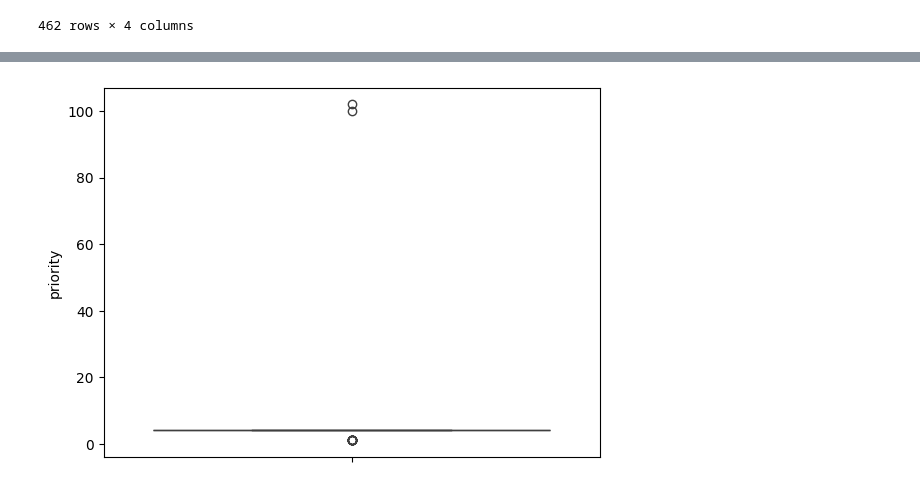
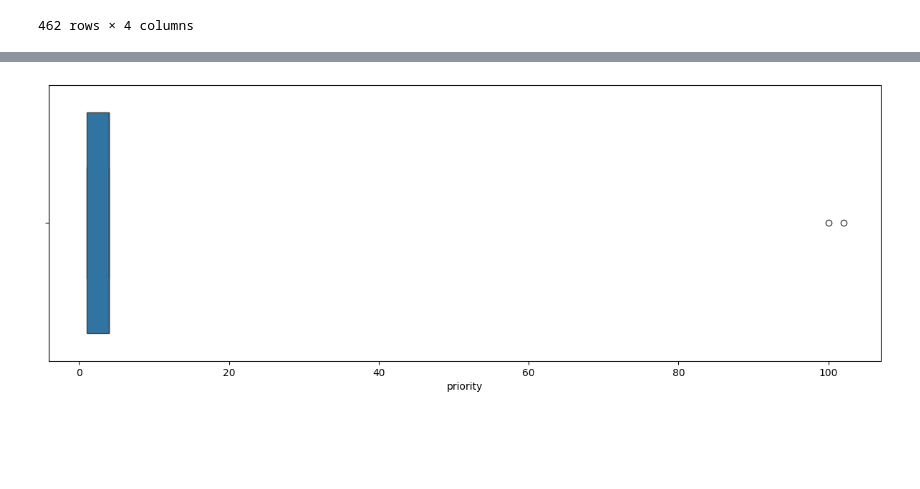
Before and after one commit to Javaria-Shabbir24/OutliersDetectionAndRemoval-MachineLearning, a Jupyter notebook: Outliers.ipynb, the cells around one changed output, grey strips where cells are left out. Drawn from its saved outputs; the diff is of its cells as text; code cells hidden in the pictures; blank space fills up the shorter version.

```diff
--- a/Outliers.ipynb
+++ b/Outliers.ipynb
@@ -33,8 +33,9 @@ dataset.describe()
 | 75% | 4.000000 |
 | max | 102.000000 |
 # %%
-sns.boxplot(y="priority",data=dataset)
+plt.figure(figsize=(15,5))
+sns.boxplot(x="priority",data=dataset)
 plt.show()
 # %% [output]
-[figure, old version]
+[figure, new version]
 # %%
```
Also changed, not shown: parts of 15 cells of this notebook, 1 other file.
